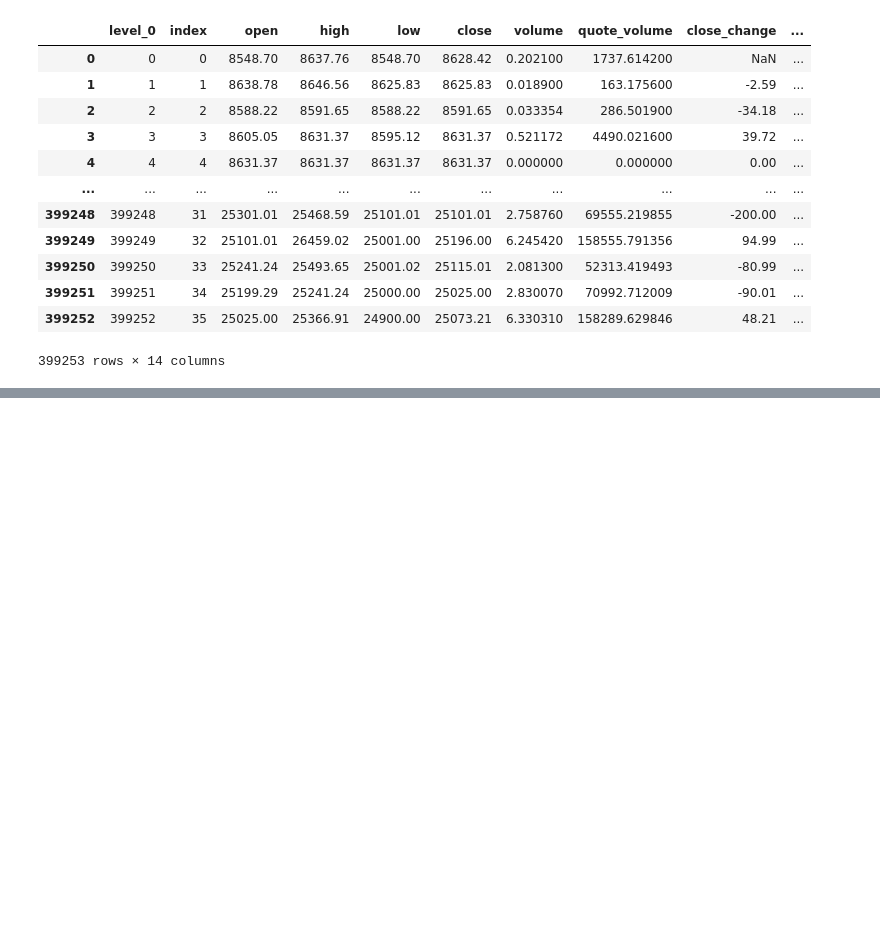
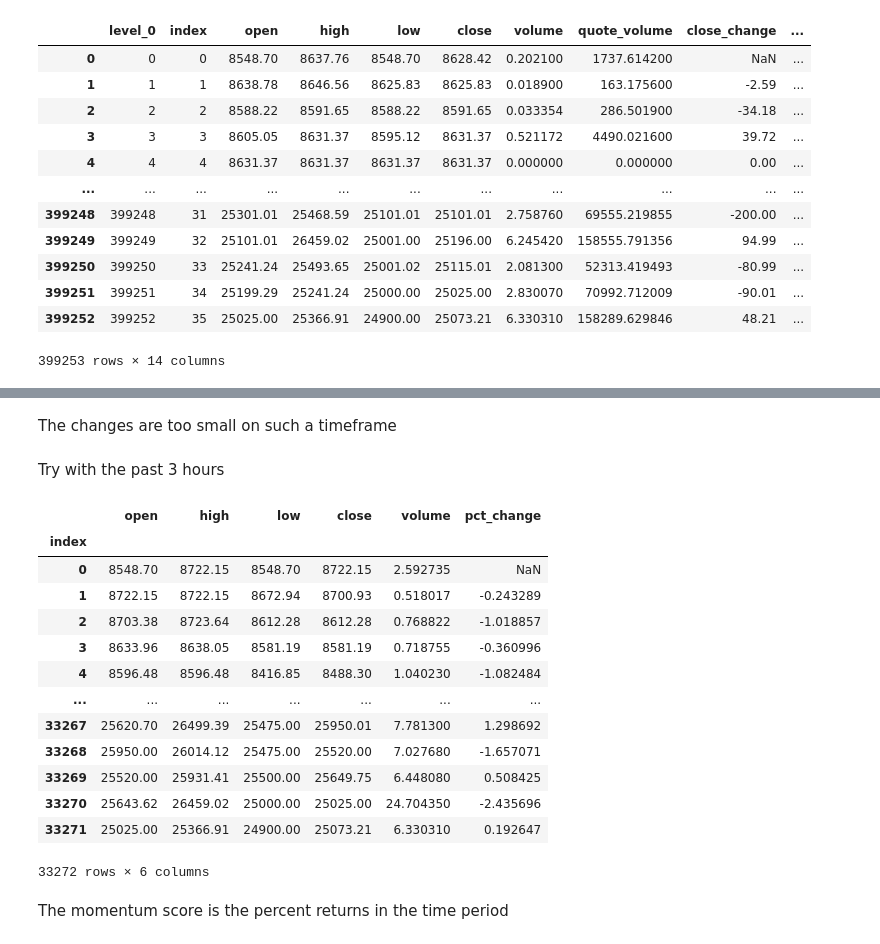
Before and after one commit to rmh7596/cryptoStrategies, a Jupyter notebook: trend_detection.ipynb, the cells around one changed output, grey strips where cells are left out. Drawn from its saved outputs; the diff is of its cells as text; code cells hidden in the pictures; blank space fills up the shorter version.

```diff
--- a/trend_detection.ipynb
+++ b/trend_detection.ipynb
@@ -65,0 +73,2 @@ Text(0.5, 1.0, 'Values with Uptrends Highlighted')
+# %%
+full_df['close_change_pct'] = full_df['close'].pct_change()
@@ -65,0 +108,4 @@ Text(0.5, 1.0, 'Values with Uptrends Highlighted')
+# %% [markdown]
+The changes are too small on such a timeframe
+# %%
+full_df['index'] = full_df.index
@@ -65,0 +123,20 @@ Text(0.5, 1.0, 'Values with Uptrends Highlighted')
+# %% [markdown]
+Try with the past 3 hours
+# %%
+hour_close_df['pct_change'] = hour_close_df['close'].pct_change()*100
+hour_close_df
+# %% [output]
+|  | open | high | low | close | volume | pct_change |
+| index |  |  |  |  |  |  |
+| 0 | 8548.70 | 8722.15 | 8548.70 | 8722.15 | 2.592735 | NaN |
+| 1 | 8722.15 | 8722.15 | 8672.94 | 8700.93 | 0.518017 | -0.243289 |
+| 2 | 8703.38 | 8723.64 | 8612.28 | 8612.28 | 0.768822 | -1.018857 |
+| 3 | 8633.96 | 8638.05 | 8581.19 | 8581.19 | 0.718755 | -0.360996 |
+| 4 | 8596.48 | 8596.48 | 8416.85 | 8488.30 | 1.040230 | -1.082484 |
+| ... | ... | ... | ... | ... | ... | ... |
+| 33267 | 25620.70 | 26499.39 | 25475.00 | 25950.01 | 7.781300 | 1.298692 |
+| 33268 | 25950.00 | 26014.12 | 25475.00 | 25520.00 | 7.027680 | -1.657071 |
+| 33269 | 25520.00 | 25931.41 | 25500.00 | 25649.75 | 6.448080 | 0.508425 |
+| 33270 | 25643.62 | 26459.02 | 25000.00 | 25025.00 | 24.704350 | -2.435696 |
+| 33271 | 25025.00 | 25366.91 | 24900.00 | 25073.21 | 6.330310 | 0.192647 |
+33272 rows × 6 columns
@@ -65,0 +145,2 @@ Text(0.5, 1.0, 'Values with Uptrends Highlighted')
+# %% [markdown]
+The momentum score is the percent returns in the time period
```
Also changed, not shown: parts of 13 cells of this notebook.
